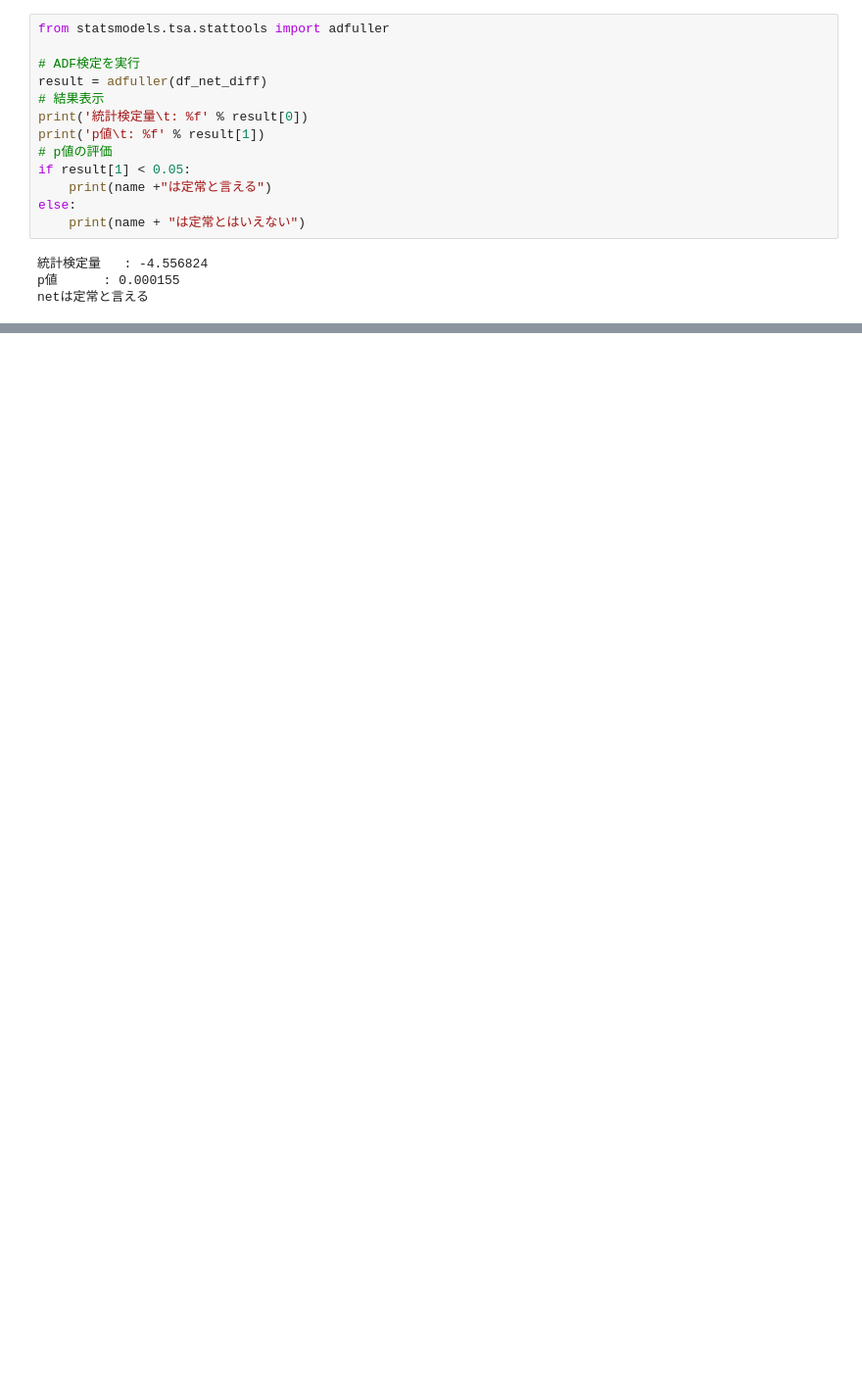
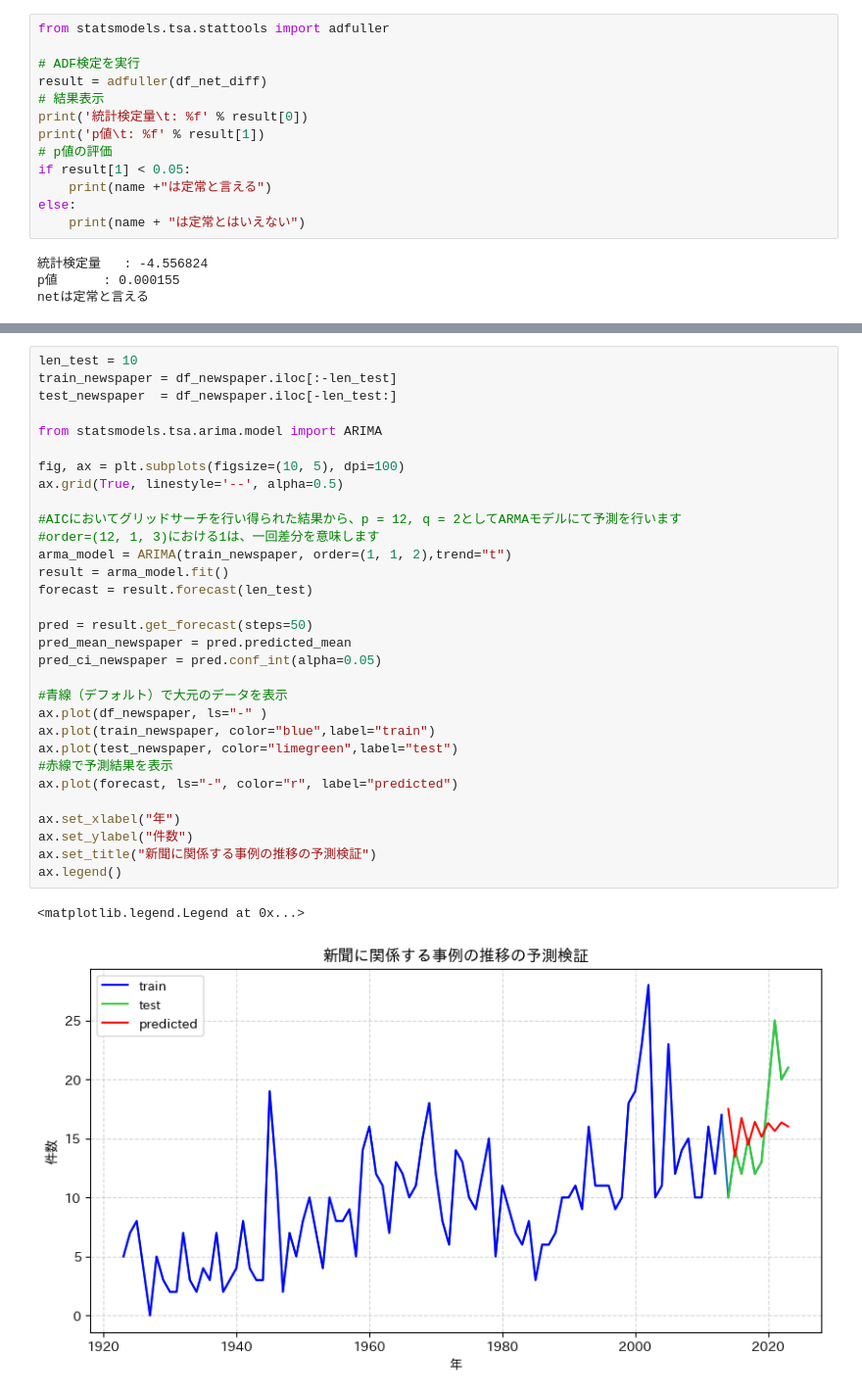
Before and after one commit to Hikaru2011/2025_radio, a Jupyter notebook: 6_未来予測/prediction.ipynb, the cells around one changed output, grey strips where cells are left out. Shown at 98% size. Drawn from its saved outputs; the diff is of its cells as text; blank space fills up the shorter version.

```diff
--- a/6_未来予測/prediction.ipynb
+++ b/6_未来予測/prediction.ipynb
@@ -349,0 +503,34 @@ KeyboardInterrupt:
+# %%
+len_test = 10
+train_newspaper = df_newspaper.iloc[:-len_test]
+test_newspaper  = df_newspaper.iloc[-len_test:]
+
+from statsmodels.tsa.arima.model import ARIMA
+
+fig, ax = plt.subplots(figsize=(10, 5), dpi=100)
+ax.grid(True, linestyle='--', alpha=0.5)
+
+#AICにおいてグリッドサーチを行い得られた結果から、p = 12, q = 2としてARMAモデルにて予測を行います
+#order=(12, 1, 3)における1は、一回差分を意味します
+arma_model = ARIMA(train_newspaper, order=(1, 1, 2),trend="t")
+result = arma_model.fit()
+forecast = result.forecast(len_test)
+
+pred = result.get_forecast(steps=50)
+pred_mean_newspaper = pred.predicted_mean
+pred_ci_newspaper = pred.conf_int(alpha=0.05)
+
+#青線（デフォルト）で大元のデータを表示
+ax.plot(df_newspaper, ls="-" )
+ax.plot(train_newspaper, color="blue",label="train")
+ax.plot(test_newspaper, color="limegreen",label="test")
+#赤線で予測結果を表示
+ax.plot(forecast, ls="-", color="r", label="predicted")
+
+ax.set_xlabel("年")
+ax.set_ylabel("件数")
+ax.set_title("新聞に関係する事例の推移の予測検証")
+ax.legend()
+# %% [output]
+<matplotlib.legend.Legend at 0x...>
+[figure, added]
```
Also changed, not shown: parts of 22 cells of this notebook, 8 other files.
